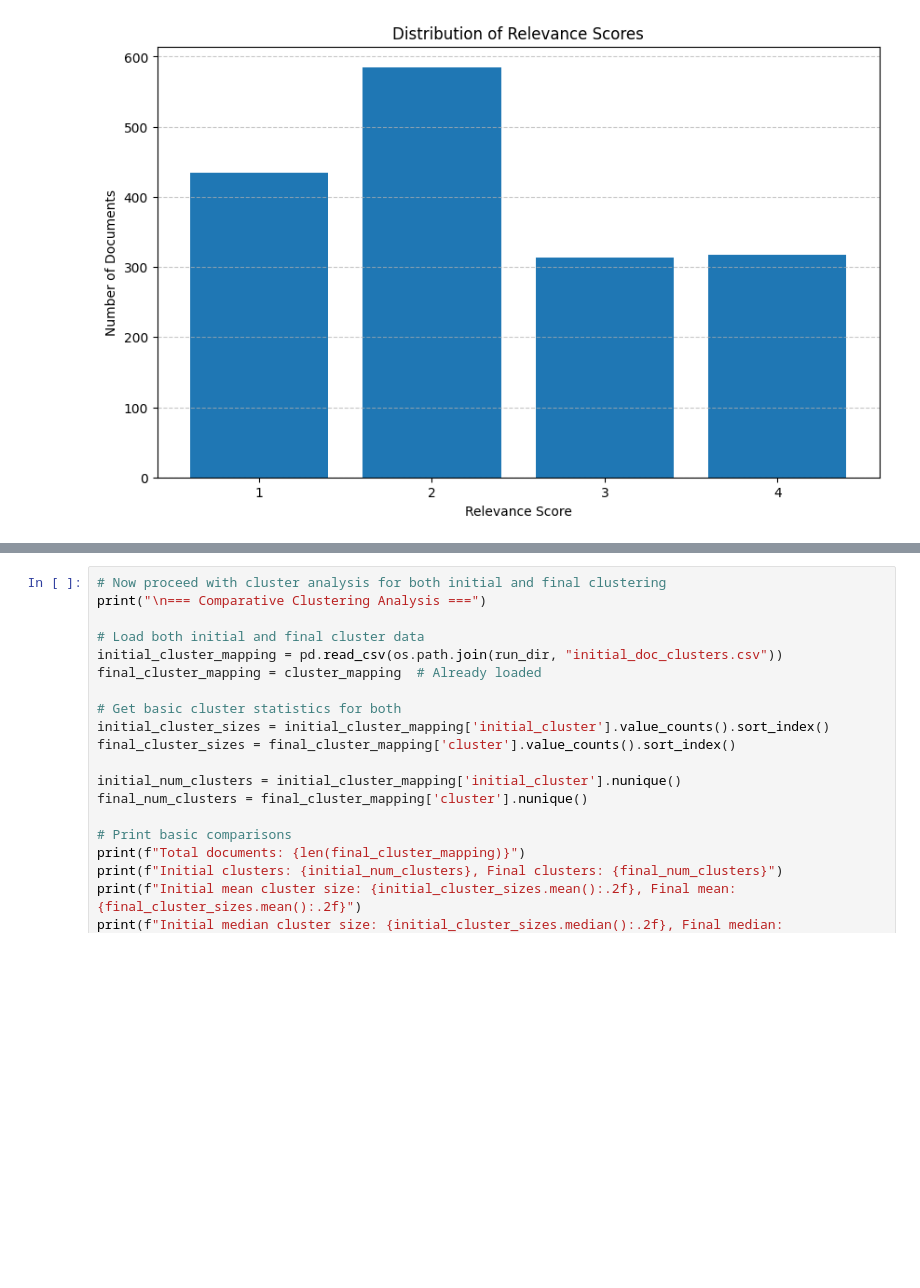
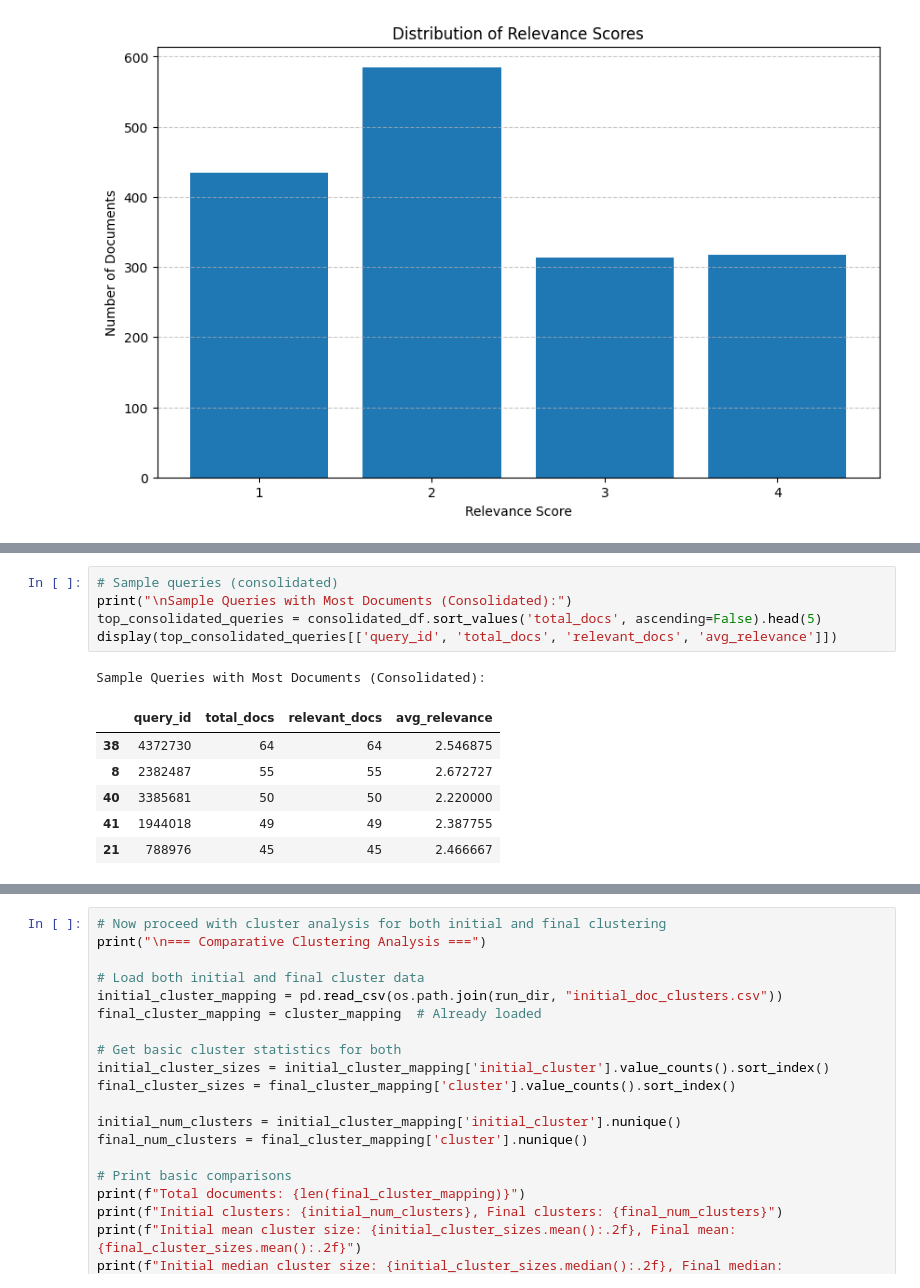
Before and after one commit to dsgt-arc/qclef-2025-clustering, a Jupyter notebook: src/models/ipynb-versions/initial_data-results-data-analysis-v2.ipynb, the cells around one changed output, grey strips where cells are left out. Drawn from its saved outputs; the diff is of its cells as text; blank space fills up the shorter version.

```diff
--- a/src/models/ipynb-versions/initial_data-results-data-analysis-v2.ipynb
+++ b/src/models/ipynb-versions/initial_data-results-data-analysis-v2.ipynb
@@ -226,0 +345,13 @@ Relevance score distribution:
+# %%
+# Sample queries (consolidated)
+print("\nSample Queries with Most Documents (Consolidated):")
+top_consolidated_queries = consolidated_df.sort_values('total_docs', ascending=False).head(5)
+display(top_consolidated_queries[['query_id', 'total_docs', 'relevant_docs', 'avg_relevance']])
+# %% [output]
+Sample Queries with Most Documents (Consolidated):
+|  | query_id | total_docs | relevant_docs | avg_relevance |
+| 38 | 4372730 | 64 | 64 | 2.546875 |
+| 8 | 2382487 | 55 | 55 | 2.672727 |
+| 40 | 3385681 | 50 | 50 | 2.220000 |
+| 41 | 1944018 | 49 | 49 | 2.387755 |
+| 21 | 788976 | 45 | 45 | 2.466667 |
```
Also changed, not shown: parts of 8 cells of this notebook.
